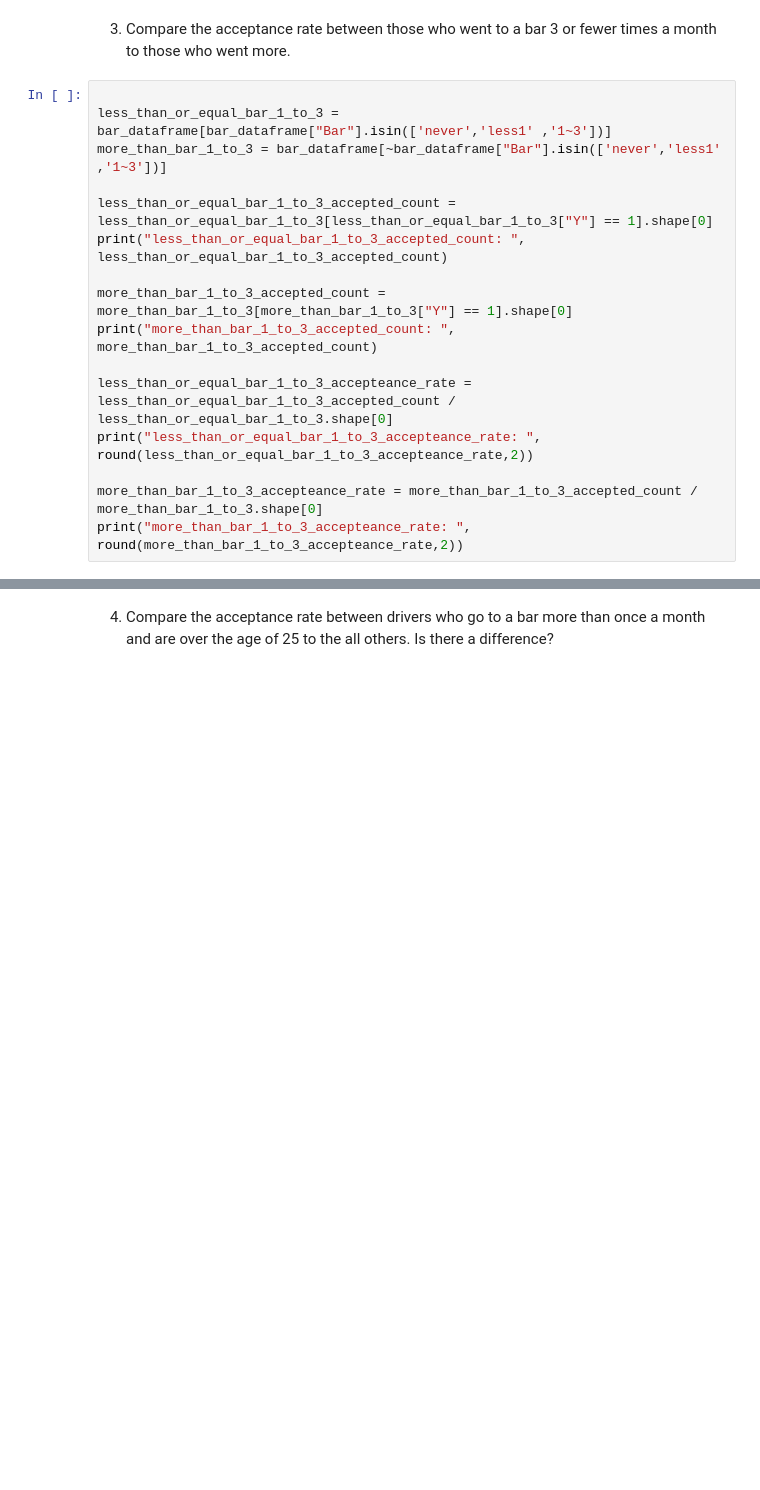
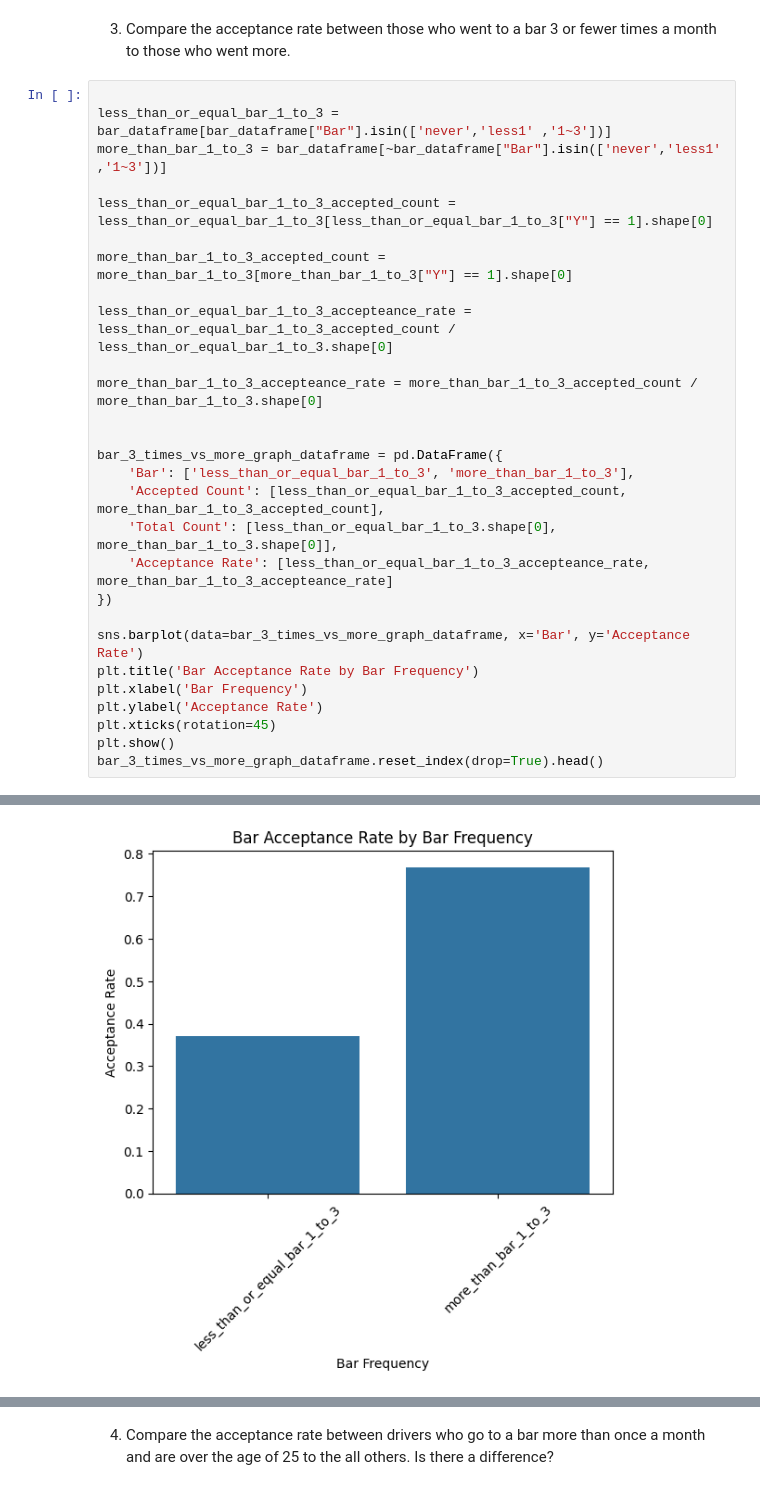
Before and after one commit to ArunKumarGanesan716/UC-B-Assignment-1, a Jupyter notebook: prompt.ipynb, the cells around one changed output, grey strips where cells are left out. Saved outputs shown, nothing was run; the diff lists cells and outputs as text; blank space fills up the shorter version.

```diff
--- a/prompt.ipynb
+++ b/prompt.ipynb
@@ -391,14 +393,26 @@ less_than_or_equal_bar_1_to_3 = bar_dataframe[bar_dataframe["Bar"].isin(['never'
 more_than_bar_1_to_3 = bar_dataframe[~bar_dataframe["Bar"].isin(['never','less1' ,'1~3'])]
 
 less_than_or_equal_bar_1_to_3_accepted_count = less_than_or_equal_bar_1_to_3[less_than_or_equal_bar_1_to_3["Y"] == 1].shape[0]
-print("less_than_or_equal_bar_1_to_3_accepted_count: ", less_than_or_equal_bar_1_to_3_accepted_count)
 
 more_than_bar_1_to_3_accepted_count = more_than_bar_1_to_3[more_than_bar_1_to_3["Y"] == 1].shape[0]
-print("more_than_bar_1_to_3_accepted_count: ", more_than_bar_1_to_3_accepted_count)
 
 less_than_or_equal_bar_1_to_3_accepteance_rate = less_than_or_equal_bar_1_to_3_accepted_count / less_than_or_equal_bar_1_to_3.shape[0]
-print("less_than_or_equal_bar_1_to_3_accepteance_rate: ", round(less_than_or_equal_bar_1_to_3_accepteance_rate,2))
 
 more_than_bar_1_to_3_accepteance_rate = more_than_bar_1_to_3_accepted_count / more_than_bar_1_to_3.shape[0]
-print("more_than_bar_1_to_3_accepteance_rate: ", round(more_than_bar_1_to_3_accepteance_rate,2))
+
+
+bar_3_times_vs_more_graph_dataframe = pd.DataFrame({
+    'Bar': ['less_than_or_equal_bar_1_to_3', 'more_than_bar_1_to_3'],
+    'Accepted Count': [less_than_or_equal_bar_1_to_3_accepted_count, more_than_bar_1_to_3_accepted_count],
+    'Total Count': [less_than_or_equal_bar_1_to_3.shape[0], more_than_bar_1_to_3.shape[0]],
+    'Acceptance Rate': [less_than_or_equal_bar_1_to_3_accepteance_rate, more_than_bar_1_to_3_accepteance_rate]
+})
+
+sns.barplot(data=bar_3_times_vs_more_graph_dataframe, x='Bar', y='Acceptance Rate')
+plt.title('Bar Acceptance Rate by Bar Frequency')
+plt.xlabel('Bar Frequency')
+plt.ylabel('Acceptance Rate')
+plt.xticks(rotation=45)
+plt.show()
+bar_3_times_vs_more_graph_dataframe.reset_index(drop=True).head()
 # %% [output]
@@ -408,0 +419 @@ more_than_bar_1_to_3_accepteance_rate:  0.77
+[figure, added]
```
Also changed, not shown: parts of 5 cells of this notebook.
